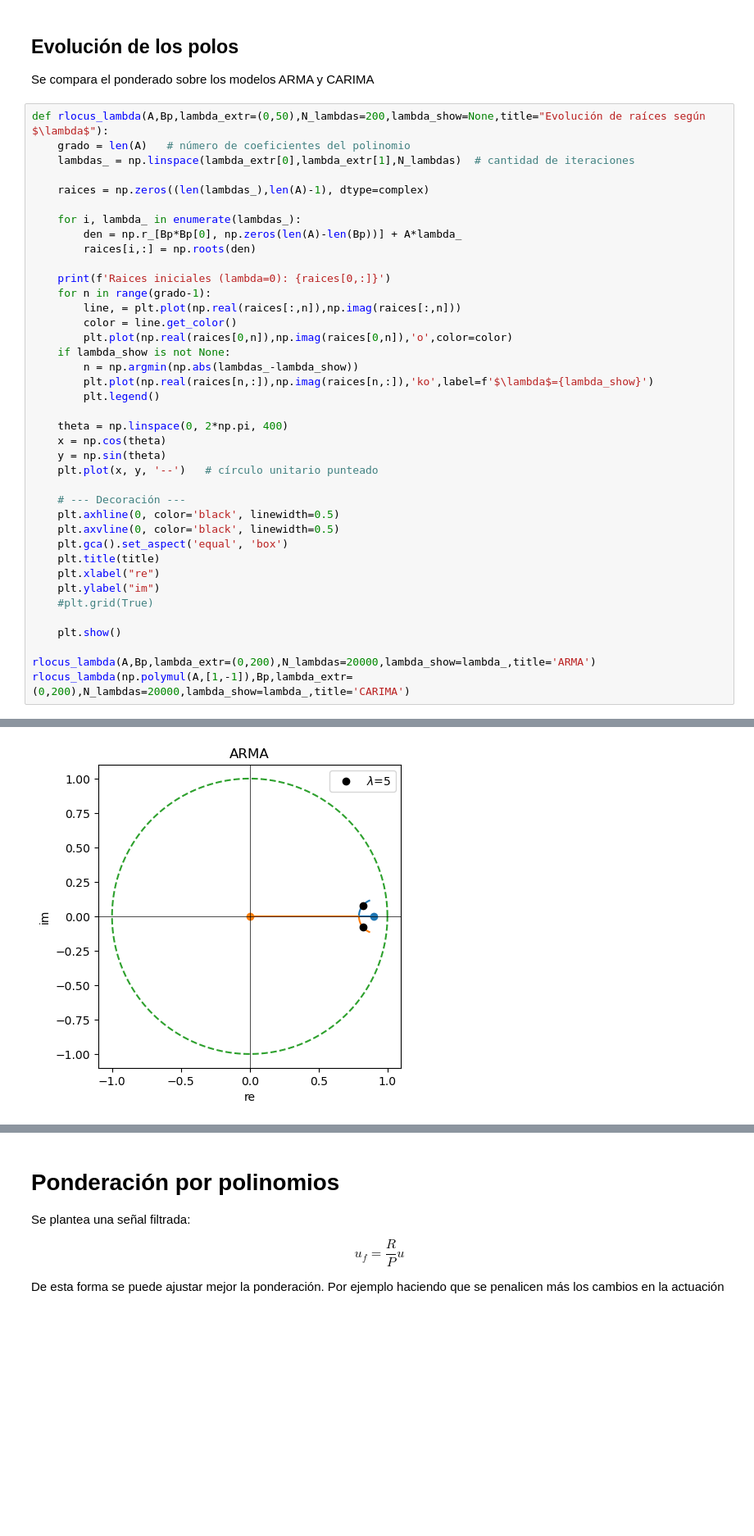
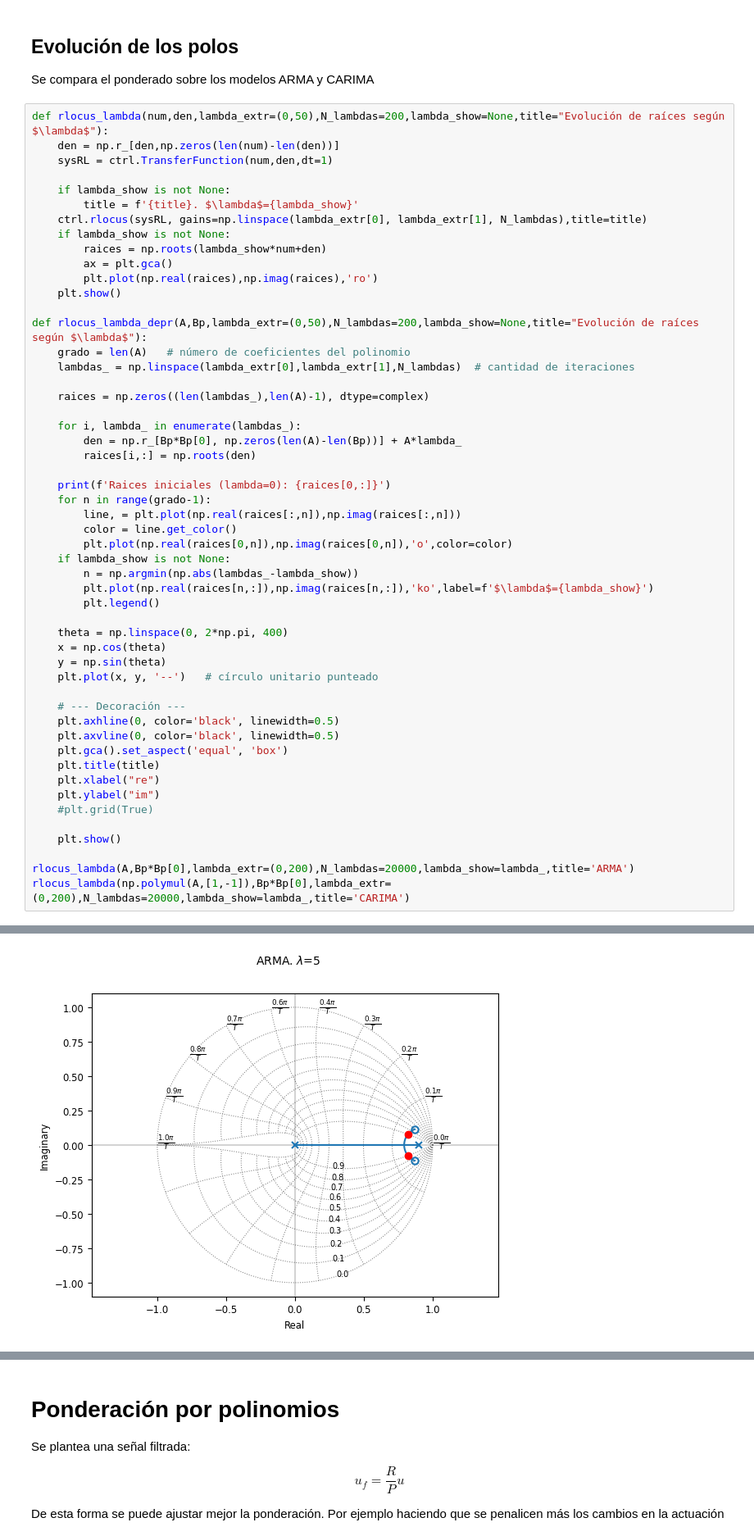
Before and after one commit to pgonfiuba/ica, a Jupyter notebook: 9. Predictivos/control_predictivo_ponderado.ipynb, the cells around one changed output, grey strips where cells are left out. Shown at 82% size. Saved outputs shown, nothing was run; the diff lists cells and outputs as text; blank space fills up the shorter version.

```diff
--- a/9. Predictivos/control_predictivo_ponderado.ipynb
+++ b/9. Predictivos/control_predictivo_ponderado.ipynb
@@ -284,7 +284,20 @@ Prueba ec Diofantina: AF+q^(-d)G =[1. 0. 0. 0. 0. 0. 0. 0.]
 ## Evolución de los polos
 Se compara el ponderado sobre los modelos ARMA y CARIMA
 # %%
-def rlocus_lambda(A,Bp,lambda_extr=(0,50),N_lambdas=200,lambda_show=None,title="Evolución de raíces según $\lambda$"):
+def rlocus_lambda(num,den,lambda_extr=(0,50),N_lambdas=200,lambda_show=None,title="Evolución de raíces según $\lambda$"):
+    den = np.r_[den,np.zeros(len(num)-len(den))]
+    sysRL = ctrl.TransferFunction(num,den,dt=1)
+
+    if lambda_show is not None:
+        title = f'{title}. $\lambda$={lambda_show}'
+    ctrl.rlocus(sysRL, gains=np.linspace(lambda_extr[0], lambda_extr[1], N_lambdas),title=title)
+    if lambda_show is not None:
+        raices = np.roots(lambda_show*num+den)
+        ax = plt.gca()
+        plt.plot(np.real(raices),np.imag(raices),'ro')
+    plt.show()
+
+def rlocus_lambda_depr(A,Bp,lambda_extr=(0,50),N_lambdas=200,lambda_show=None,title="Evolución de raíces según $\lambda$"):
     grado = len(A)   # número de coeficientes del polinomio
     lambdas_ = np.linspace(lambda_extr[0],lambda_extr[1],N_lambdas)  # cantidad de iteraciones
 
@@ -320,6 +333,6 @@ def rlocus_lambda(A,Bp,lambda_extr=(0,50),N_lambdas=200,lambda_show=None,title="
 
     plt.show()
 
-rlocus_lambda(A,Bp,lambda_extr=(0,200),N_lambdas=20000,lambda_show=lambda_,title='ARMA')
-rlocus_lambda(np.polymul(A,[1,-1]),Bp,lambda_extr=(0,200),N_lambdas=20000,lambda_show=lambda_,title='CARIMA')
+rlocus_lambda(A,Bp*Bp[0],lambda_extr=(0,200),N_lambdas=20000,lambda_show=lambda_,title='ARMA')
+rlocus_lambda(np.polymul(A,[1,-1]),Bp*Bp[0],lambda_extr=(0,200),N_lambdas=20000,lambda_show=lambda_,title='CARIMA')
 # %% [output]
@@ -327 +340 @@ Raices iniciales (lambda=0): [0.9+0.j 0. +0.j]
-[figure, old version]
+[figure, new version]
```
Also changed, not shown: parts of 4 cells of this notebook, 1 other file.
